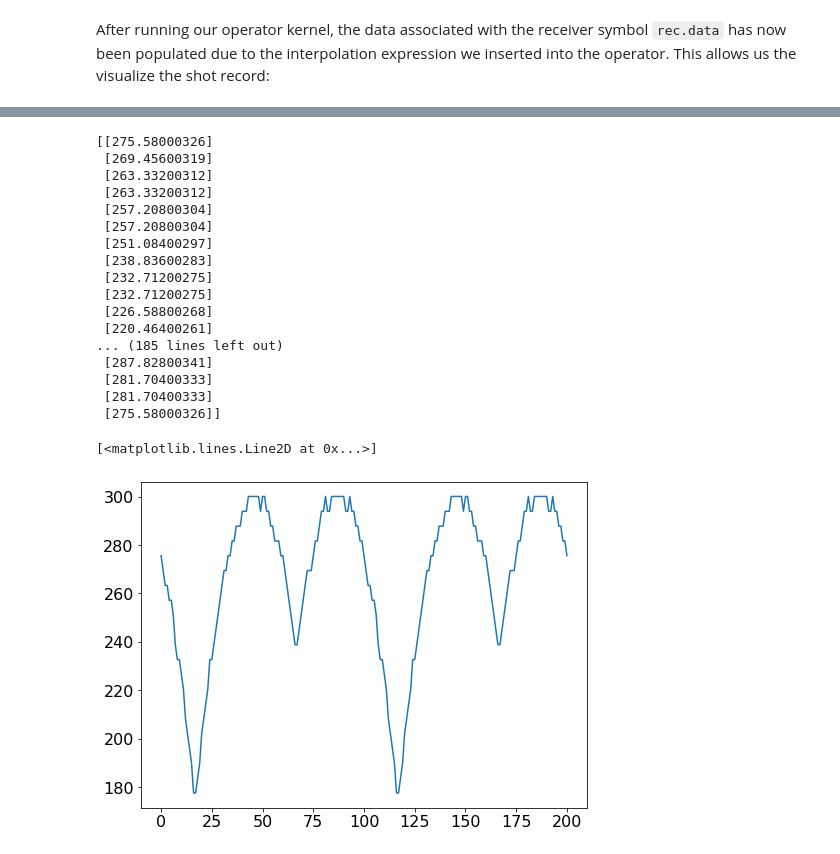
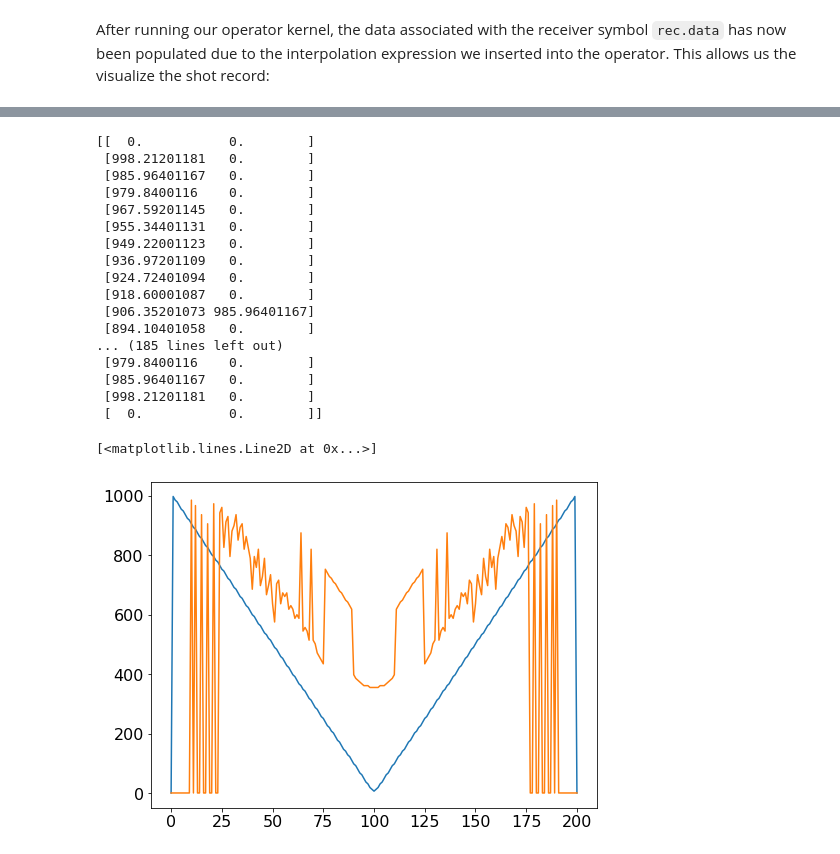
Before and after one commit to ReetMhaske/IITB-SSP-GLEE-Reet-Mhaske-, a Jupyter notebook: extract time record from devito receiver.ipynb, the cells around one changed output, grey strips where cells are left out. Saved outputs shown, nothing was run; the diff lists cells and outputs as text; code cells hidden in the pictures.

```diff
--- a/extract time record from devito receiver.ipynb
+++ b/extract time record from devito receiver.ipynb
@@ -31,6 +31,7 @@ Operator `pad_vp` ran in 0.01 s
 from examples.seismic import TimeAxis
 
 t0 = 0.  # Simulation starts a t=0
-tn = 750.  # Simulation last 1 second (1000 ms)
+tn = 1000.  # Simulation last 1 second (1000 ms)
 dt = model.critical_dt  # Time step from model grid spacing
 time_range = TimeAxis(start=t0, stop=tn, step=dt)
+print(dt)
@@ -58,15 +64,15 @@ from numpy import *
 # Create symbol for 101 receivers
 n_rec=201
 rec = Receiver(name='rec', grid=model.grid, npoint=n_rec, time_range=time_range)
-#rec.coordinates.data[:,0]=np.linspace(0,model.domain_size[0],200)
-m0=model.domain_size[0]/2
-m1=model.domain_size[1]/2
-a,b=0.4*m0,0.6*m1
+rec.coordinates.data[:,0]=np.linspace(0,model.domain_size[0],201)
+#m0=model.domain_size[0]/2
+#m1=model.domain_size[1]/2
+#a,b=0.4*m0,0.6*m1
 x=0
-while (x<201):
-    rec.coordinates.data[x,0]=a*cos(x*2*pi/200+pi/3)+m0
-    rec.coordinates.data[x,1]=b*sin(x*2*pi/200+pi/3)+m1
-    x+=1
+#while (x<201):
+  #  rec.coordinates.data[x,0]=a*cos(x*2*pi/200+pi/3)+m0
+   # rec.coordinates.data[x,1]=b*sin(x*2*pi/200+pi/3)+m1
+   # x+=1
 
 plot_velocity(model, source=src.coordinates.data,
               receiver=rec.coordinates.data[::4])
@@ -135,36 +167,42 @@ plot_shotrecord(rec.data, model, t0, tn)
 # %%
-n_events=1
+n_events=2
 t_rec=np.zeros(shape=(n_rec,n_events))
 for i in range(0,n_rec):
     # n_events is not known
-    for j in range(0,int(tn/dt)-2):
-        if( (rec.data[j,i]==0 )and (rec.data[j+1,i]!=0 )and (rec.data[j+2,i] !=0)):
-            t_rec[i]=j*dt
+    x=0
+    for j in range(0,rec.data.shape[0]-2):
+        if( (abs(rec.data[j,i])<=0.01)and (abs(rec.data[j+1,i])>=0.01 )and (abs(rec.data[j+2,i])>=0.01)):
+
+
+       # if (abs(rec.data[j,i]-(rec.data[j+1,i]))<e**10*(abs(rec.data[j+1,i]-rec.data[j+2,i]))):
+            t_rec[i][x]=(j+1)*dt
             x+=1
+            if x>=2:break
 # %%
 print(t_rec)
 # %% [output]
-[[275.58000326]
- [269.45600319]
- [263.33200312]
- [263.33200312]
- [257.20800304]
- [257.20800304]
- [251.08400297]
- [238.83600283]
- [232.71200275]
- [232.71200275]
- [226.58800268]
- [220.46400261]
+[[  0.           0.        ]
+ [998.21201181   0.        ]
+ [985.96401167   0.        ]
+ [979.8400116    0.        ]
+ [967.59201145   0.        ]
+ [955.34401131   0.        ]
+ [949.22001123   0.        ]
+ [936.97201109   0.        ]
+ [924.72401094   0.        ]
+ [918.60001087   0.        ]
+ [906.35201073 985.96401167]
+ [894.10401058   0.        ]
 ... (185 lines left out)
- [287.82800341]
- [281.70400333]
- [281.70400333]
- [275.58000326]]
+ [979.8400116    0.        ]
+ [985.96401167   0.        ]
+ [998.21201181   0.        ]
+ [  0.           0.        ]]
 # %%
 import  matplotlib.pyplot as plt
 time_axis=np.linspace(start=0,stop=tn,num=int(tn/dt))
-plt.plot(t_rec, )
+plt.plot(t_rec[:,0], )
+plt.plot(t_rec[:,1],)
 # %% [output]
 [<matplotlib.lines.Line2D at 0x...>]
-[figure, old version]
+[figure, new version]
```
Also changed, not shown: parts of 7 cells of this notebook.
